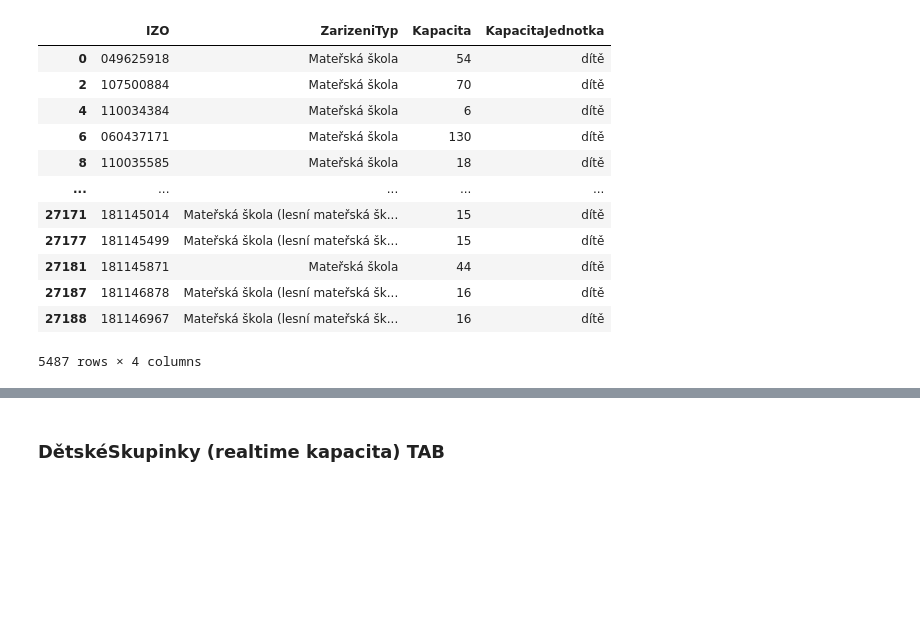
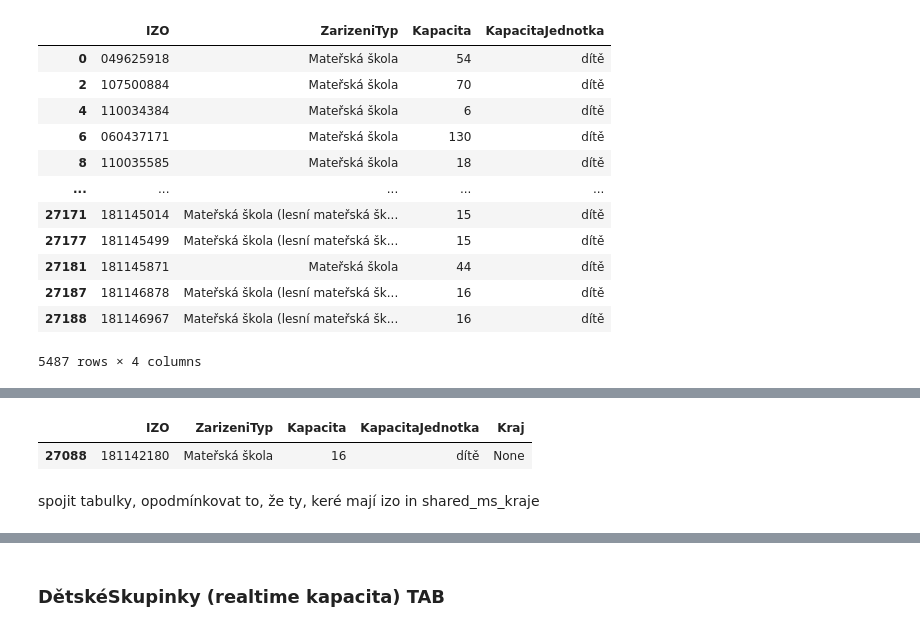
Before and after one commit to klbek/projekt_skolstvi, a Jupyter notebook: zakladni_info-upgrade.ipynb, the cells around one changed output, grey strips where cells are left out. Cells and saved outputs as stored; diff of their text form; code cells hidden in the pictures; blank space fills up the shorter version.

Commit message:
prirazeni kraje skolkam, nedostatecne vyreseny podminky

```diff
--- a/zakladni_info-upgrade.ipynb
+++ b/zakladni_info-upgrade.ipynb
@@ -253,7 +253,8 @@ Name: count, dtype: int64
 # %% [markdown]
 ### MŠ + PSZŠSpeciální (kapacita) TAB
 # %%
-materske_skoly = skoly[skoly['ZarizeniTyp'].isin(["Mateřská škola", "Mateřská škola (lesní mateřská škola)", "Mateřská škola - Przedszkole", "Mateřská škola s p.j.v.", "Přípravný stupeň základní školy speciální"])]
+materske_skoly_zarizeni = ["Mateřská škola", "Mateřská škola (lesní mateřská škola)", "Mateřská škola - Przedszkole", "Mateřská škola s p.j.v.", "Přípravný stupeň základní školy speciální"]
+materske_skoly = skoly[skoly['ZarizeniTyp'].isin(materske_skoly_zarizeni)]
 materske_skoly = materske_skoly.astype({'Kapacita':'int'})
 # materske_skoly.info()
 # materske_skoly['Kapacita'].sum()
@@ -274,0 +281,15 @@ materske_skoly
+# %%
+ms_duplicates = zarizeni_misto[zarizeni_misto['IZO'].isin(materske_skoly['IZO'])].groupby('IZO')['Kraj'].nunique()
+shared_ms_kraje = ms_duplicates[ms_duplicates > 1].index
+# shared_ms_kraje = ms_duplicates[ms_duplicates > 2].index # pro kontrolu, zda zařízení nefigurující ve vícero, než 2 krajích
+
+# shared_ms_kraje
+zarizeni_misto[zarizeni_misto['IZO'].isin(shared_ms_kraje)] # dataframe, který zobrazí zařízení sdílená s vícero kraji
+# materske_skoly[materske_skoly['IZO'].isin(shared_ms_kraje)] # dataframe, který nám zobrazí kapacity zařízení, která náleží vícero krajům
+# materske_skoly[materske_skoly['IZO'].isin(shared_ms_kraje)]['Kapacita'].sum() # přesný výpočet kapacity celkem, která se dělí mezi vícero krajů (nejvíc jí patří do Prahy)
+materske_skoly[materske_skoly['IZO'] == '181142180']
+# %% [output]
+|  | IZO | ZarizeniTyp | Kapacita | KapacitaJednotka | Kraj |
+| 27088 | 181142180 | Mateřská škola | 16 | dítě | None |
+# %% [markdown]
+spojit tabulky, opodmínkovat to, že ty, keré mají izo in shared_ms_kraje
```
Also changed, not shown: parts of 6 cells of this notebook.
